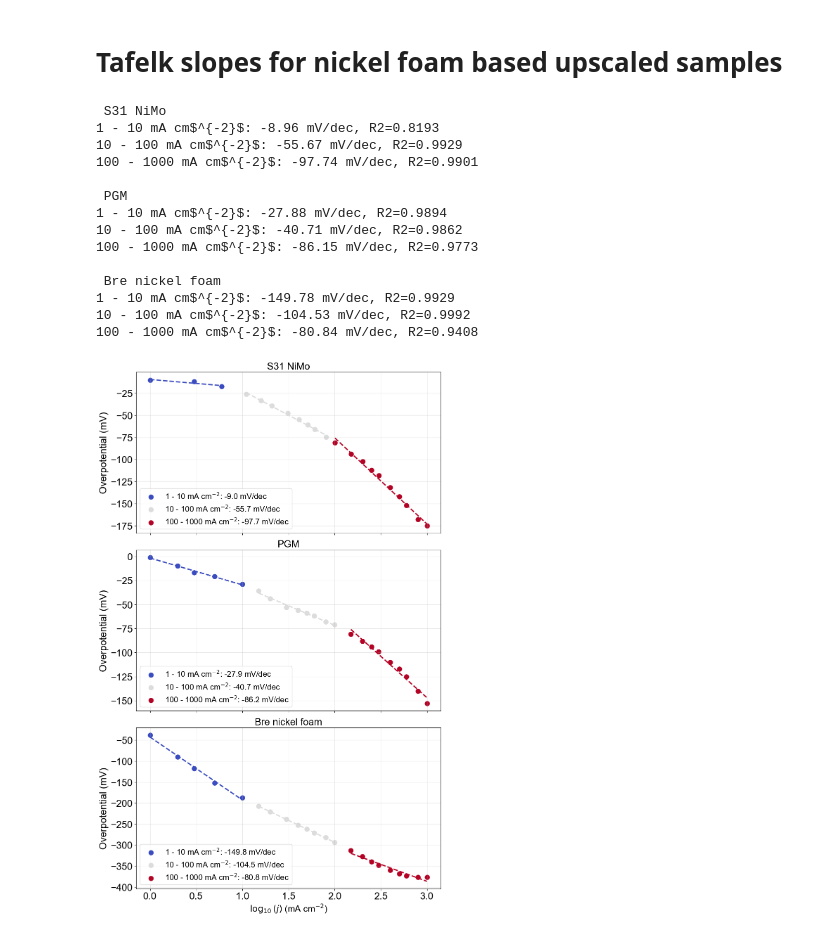
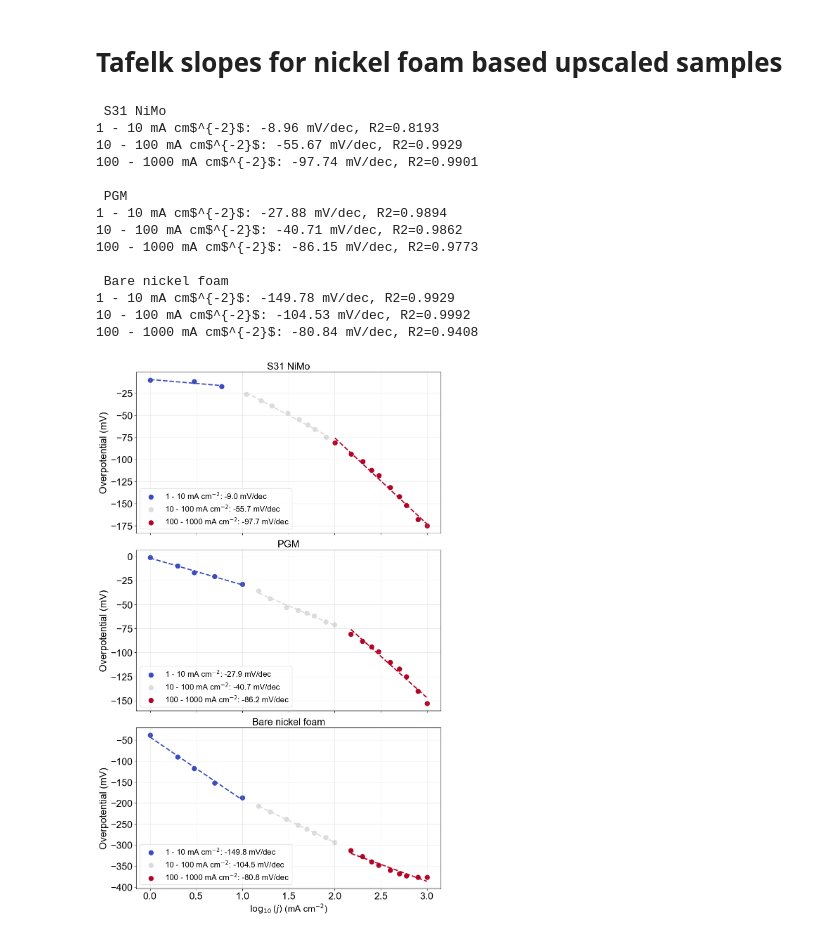
Before and after one commit to Pele905/Ni_Mo_CatBot-optimization-public, a Jupyter notebook: detailed_data_analysis.ipynb, the cells around one changed output. Drawn from its saved outputs; the diff is of its cells as text; code cells hidden in the pictures.

```diff
--- a/detailed_data_analysis.ipynb
+++ b/detailed_data_analysis.ipynb
@@ -221,7 +221,7 @@ for target in ["Overpotentials at 10 mA/cm2"]:
         x_coords,
         y_coords,
         c=c_values,      # Pass the array of values to map to colors
-        cmap='coolwarm',  # Chooses the color palette
+        cmap='coolwarm_r',  # Chooses the color palette
         s=120,
         edgecolors='black', # Optional: makes points pop against the background
         linewidth=0.5
@@ -463,7 +463,7 @@ plt.show()
 import numpy as np
 import matplotlib.pyplot as plt
 from scipy.stats import linregress
-
+import os
 S31_current_densities = np.array([0,1,3,5.98,10.98667,15.98667,21.01667,30.98,41.02,51.03,61.03333,80.62333,100.84,150.55,200.64667,250.98,301.08,401.27667,501.06667,600.90667,801.11,1001.22333])
 S31_cycling = np.array([-0.00745,-0.01007,-0.01173,-0.01746,-0.02608,-0.03333,-0.03908,-0.04768,-0.05477,-0.06074,-0.06587,-0.07468,-0.08106,-0.09395,-0.10238,-0.11228,-0.11820,-0.13179,-0.14204,-0.15209,-0.16797,-0.17509])*1000
 
@@ -471,7 +471,32 @@ current_densities = np.array([1,2,3,5,10,15,20,30,40,50,60,80,100,150,200,250,30
 PGM_testing_data = np.array([-0.001,-0.01,-0.017,-0.021,-0.029,-0.036,-0.044,-0.053,-0.056,-0.059,-0.062,-0.068,-0.071,-0.081,-0.088,-0.094,-0.099,-0.11,-0.117,-0.125,-0.14,-0.153])*1000
 NF_data = np.array([-0.038,-0.09,-0.118,-0.152,-0.187,-0.207,-0.221,-0.238,-0.253,-0.262,-0.271,-0.282,-0.294,-0.313,-0.327,-0.34,-0.348,-0.36,-0.368,-0.373,-0.377,-0.377])*1000
 
+[0.025, -0.03805
+-0,09009
+-0,11814
+-0,15224
+-0,18747
+-0,20771
+-0,22194
+-0,23941
+-0,25488
+-0,26435
+-0,27382
+-0,28576
+-0,2987
+-0,32005
+-0,3364
+-0,35175
+-0,3621
+-0,3788
+-0,3915
+-0,4012
+-0,4146
+-0,424]
 
+S31_cycling_non_IR =
+NF_data_non_IR =
+PGM_testing_IR =
 def tafel_plot(ax,j,eta,title):
     logj=np.log10(j)
 
@@ -499,33 +524,34 @@ def tafel_plot(ax,j,eta,title):
     ax.grid(alpha=0.3)
     ax.legend(fontsize=16,loc="lower left")
     ax.tick_params(labelsize=20)
 
 
 plt.rcParams["font.family"]="Arial"
 
 fig,ax=plt.subplots(3,1,figsize=(10,16),sharex=True)
 
 tafel_plot(ax[0],S31_current_densities[1:],S31_cycling[1:],"S31 NiMo")
 tafel_plot(ax[1],current_densities,PGM_testing_data,"PGM")
-tafel_plot(ax[2],current_densities,NF_data,"Bre nickel foam")
+tafel_plot(ax[2],current_densities,NF_data,"Bare nickel foam")
 
 ax[2].set_xlabel(r"$\log_{10}(j)$ (mA cm$^{-2}$)",fontsize=18)
 
 plt.tight_layout()
+plt.savefig(os.path.join(savepath, "Tafel kinetic analysis.png"))
 plt.show()
 # %% [output]
  S31 NiMo
 1 - 10 mA cm$^{-2}$: -8.96 mV/dec, R2=0.8193
 10 - 100 mA cm$^{-2}$: -55.67 mV/dec, R2=0.9929
 100 - 1000 mA cm$^{-2}$: -97.74 mV/dec, R2=0.9901
 
  PGM
 1 - 10 mA cm$^{-2}$: -27.88 mV/dec, R2=0.9894
 10 - 100 mA cm$^{-2}$: -40.71 mV/dec, R2=0.9862
 100 - 1000 mA cm$^{-2}$: -86.15 mV/dec, R2=0.9773
 
- Bre nickel foam
+ Bare nickel foam
 1 - 10 mA cm$^{-2}$: -149.78 mV/dec, R2=0.9929
 10 - 100 mA cm$^{-2}$: -104.53 mV/dec, R2=0.9992
 100 - 1000 mA cm$^{-2}$: -80.84 mV/dec, R2=0.9408
-[figure, old version]
+[figure, new version]
```
Also changed, not shown: parts of 2 cells of this notebook, 7 other files.
